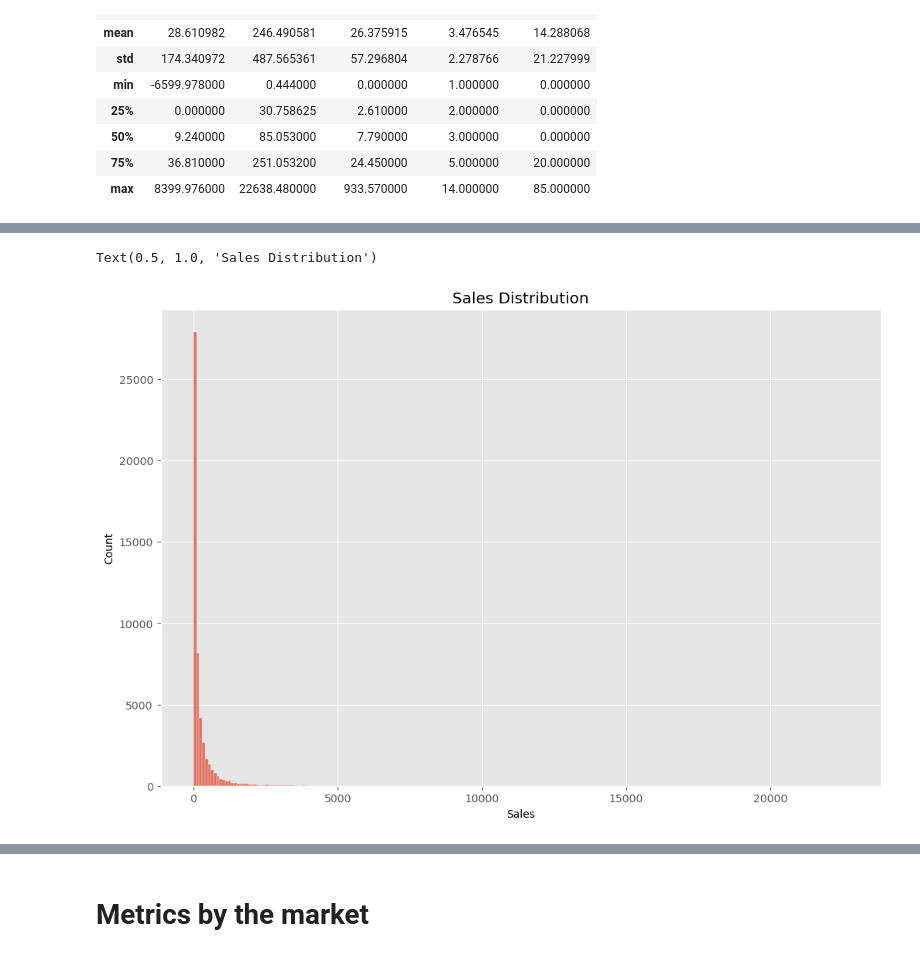
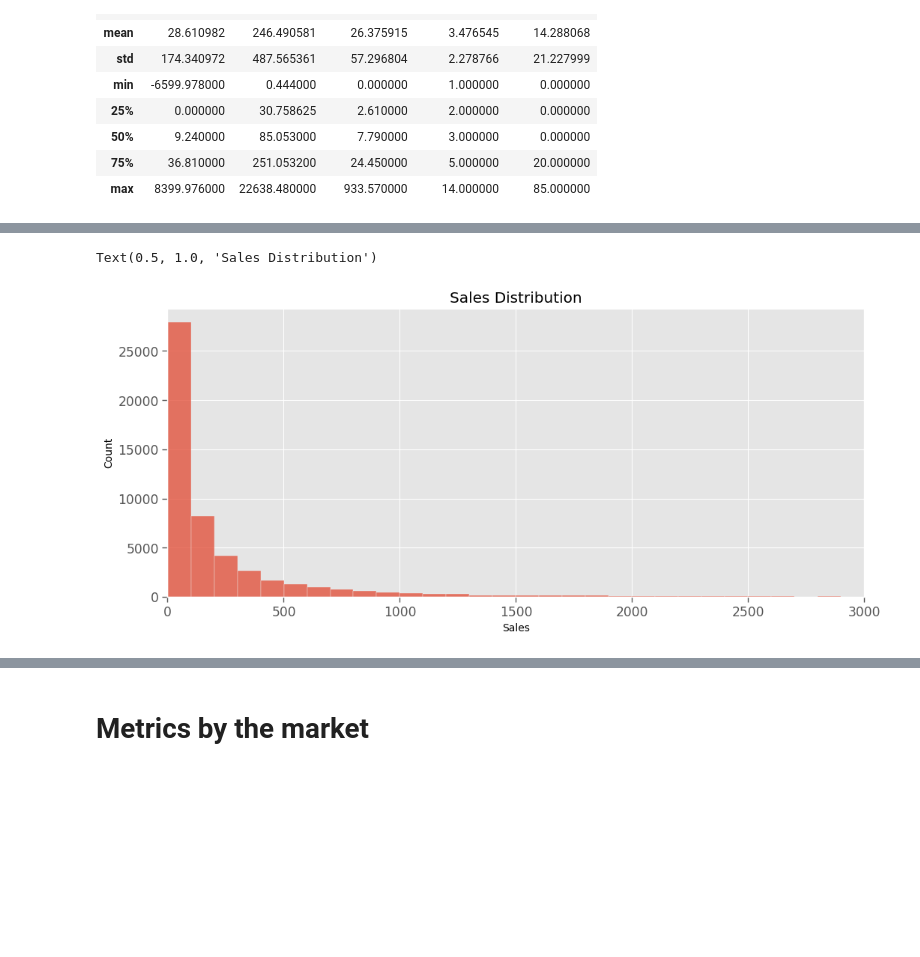
Before and after one commit to mia-flo/Global-superstore-inventory, a Jupyter notebook: global super store.ipynb, the cells around one changed output, grey strips where cells are left out. Saved outputs shown, nothing was run; the diff lists cells and outputs as text; code cells hidden in the pictures; blank space fills up the shorter version.

Commit message:
python visualization updates

```diff
--- a/global super store.ipynb
+++ b/global super store.ipynb
@@ -3,17 +30,19 @@ import pandas as pd
 import seaborn as sns
 import numpy as np
 import scipy.stats as stats
+import statistics as sts
 import math
 import matplotlib
 import matplotlib.pyplot as plt
+
+plt.rcParams['figure.figsize'] = (12,5)
 plt.style.use('ggplot')
 
 %matplotlib inline
-matplotlib.rcParams['figure.figsize'] = (12,8)
 %reload_ext autoreload
 %autoreload 2
 # %%
-df = pd.read_csv(r"C:\Users\mflor\Desktop\data analysis projects\global super store dataset\Global_Superstore2.csv",
+df = pd.read_csv("Global_Superstore2.csv",
                 encoding='latin1')
 df
 # %% [output]
@@ -192,14 +231,16 @@ array([[<Axes: title={'center': 'Profit'}>,
 # %%
-#distribution is skewed right
+#distribution is heavily skewed to the right
 n = target_numeric['Sales'].count()
 bins = int(round(math.sqrt(n)))
 bin_width = (max(target_numeric['Sales'])-min(target_numeric['Sales']))/math.sqrt(n)
 
-sns.histplot(data=target_numeric['Sales'], bins=bins, binwidth=bin_width)
+sales_dist = sns.histplot(data=target_numeric['Sales'], bins=bins, binwidth=bin_width)
+
+sales_dist.set_xlim(0, 3000)
 plt.title('Sales Distribution')
 # %% [output]
 Text(0.5, 1.0, 'Sales Distribution')
-[figure, old version]
+[figure, new version]
 # %%
 #there are many outliers but they will not be removed for this analysis
 sns.boxplot(data=df['Sales'], orient='h')
```
Also changed, not shown: parts of 156 cells of this notebook, 1 other file.
